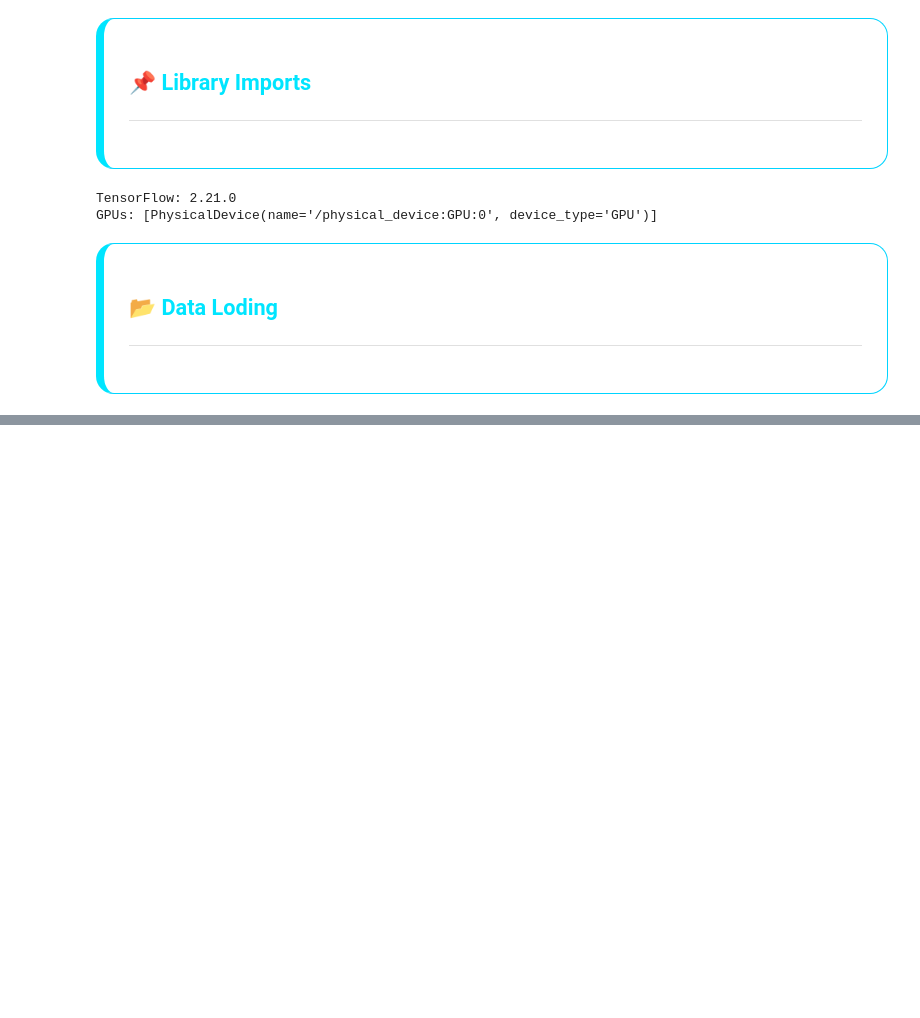
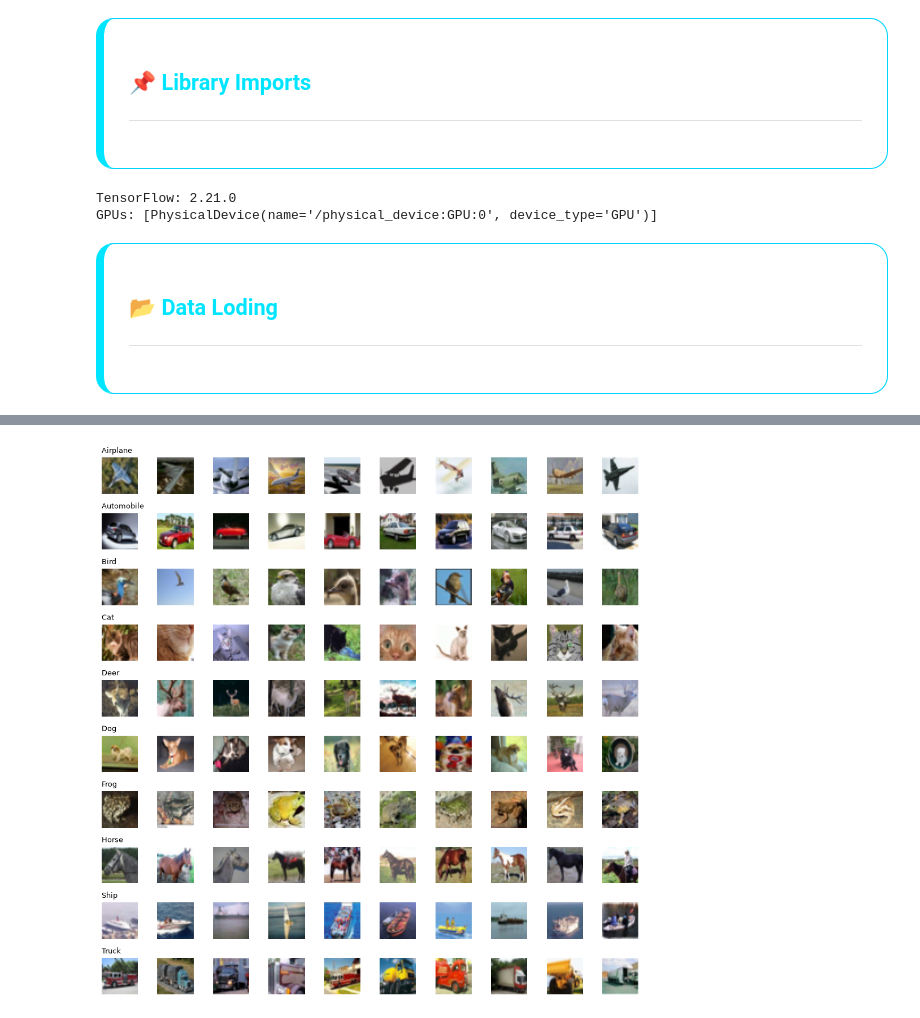
Before and after one commit to isapour0/CIFAR10-mlp-cnn, a Jupyter notebook: notebooks/CIFAR10-mlp.ipynb, the cells around one changed output, grey strips where cells are left out. Drawn from its saved outputs; the diff is of its cells as text; code cells hidden in the pictures; blank space fills up the shorter version.

```diff
--- a/notebooks/CIFAR10-mlp.ipynb
+++ b/notebooks/CIFAR10-mlp.ipynb
@@ -176,0 +222,16 @@ NameError: name 'data_path' is not defined
+# %%
+rng = np.random.default_rng(RANDOM_STATE)
+
+fig, axes = plt.subplots(10, 10, figsize=(10, 10))
+for k in range(10):
+    idx = rng.choice(np.where(y_train.ravel() == k)[0], size=10, replace=False)
+    for j, i in enumerate(idx):
+        axes[k, j].imshow(X_train[i])
+        axes[k, j].axis("off")
+    axes[k, 0].set_title(classes_name[k], fontsize=9, loc="left")
+
+plt.tight_layout()
+plt.savefig(FIG_DIR / "samples_per_class.png", dpi=150, bbox_inches="tight")
+plt.show()
+# %% [output]
+[figure, added]
```
Also changed, not shown: parts of 9 cells of this notebook, 3 other files.
